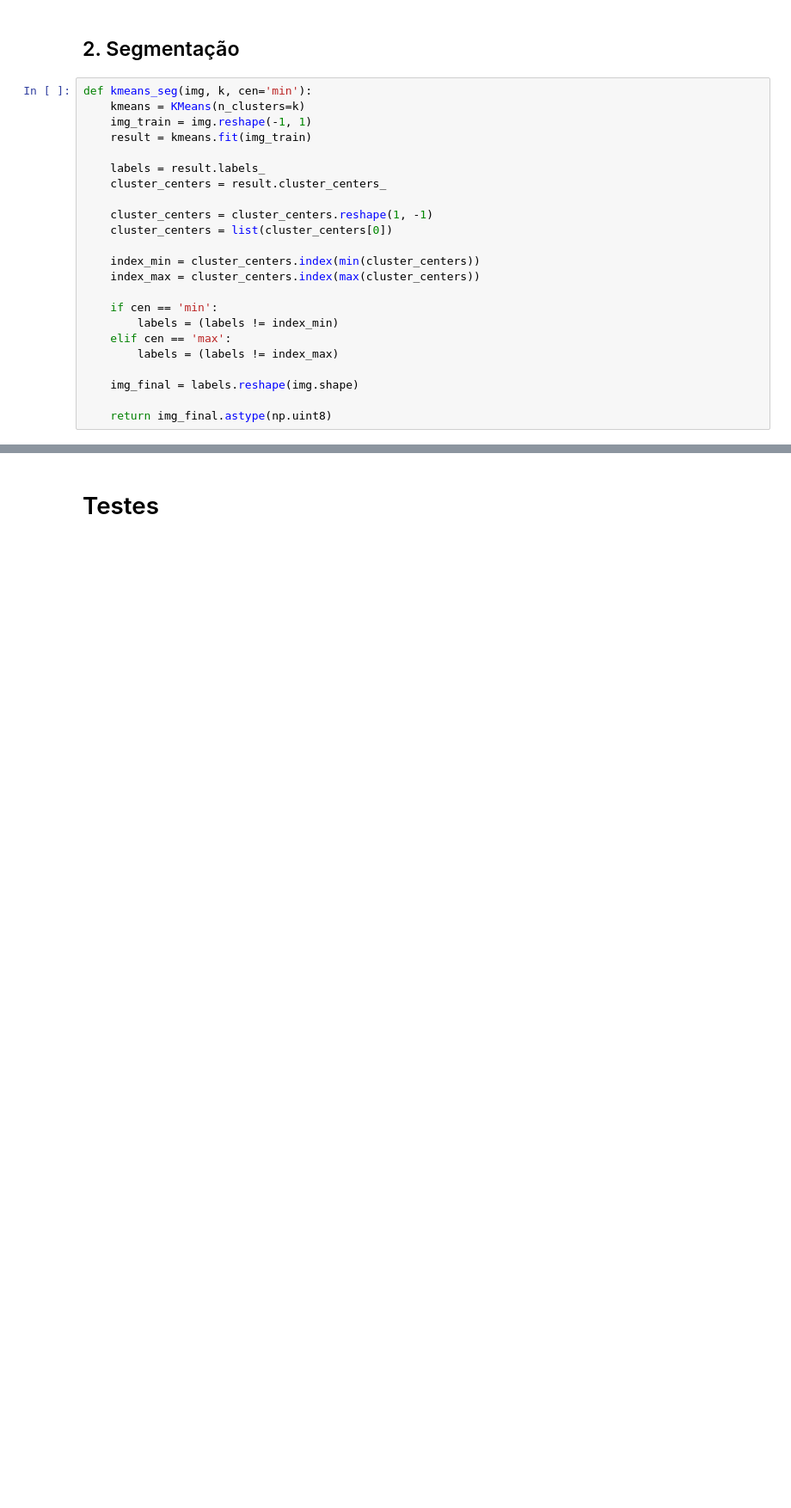
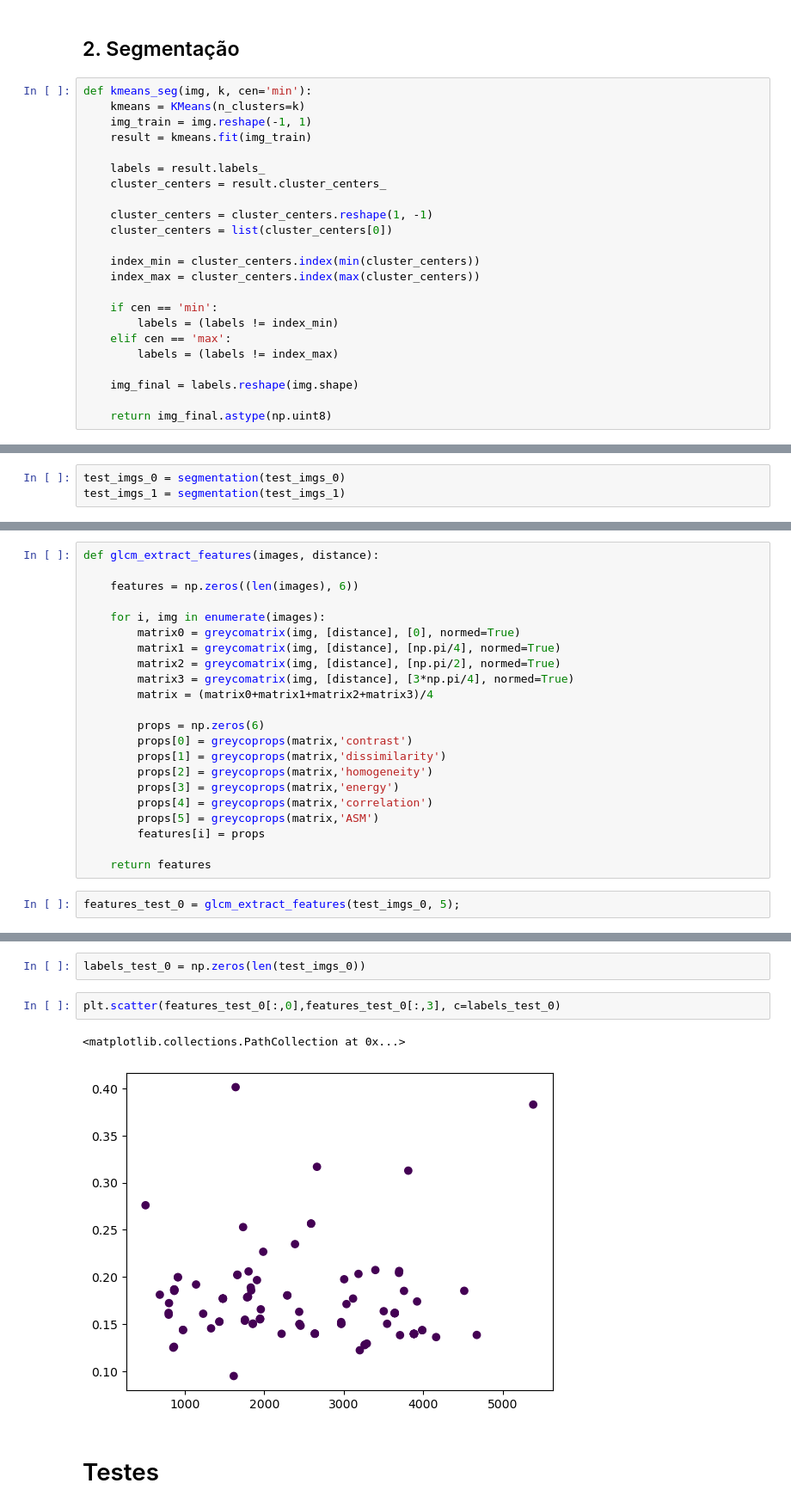
Before and after one commit to KillerGlass/computer-vision, a Jupyter notebook: sistema_de_visao.ipynb, the cells around one changed output, grey strips where cells are left out. Shown at 86% size. Drawn from its saved outputs; the diff is of its cells as text; blank space fills up the shorter version.

Commit message:
implementacao GLCM

```diff
--- a/sistema_de_visao.ipynb
+++ b/sistema_de_visao.ipynb
@@ -153,0 +157,3 @@ plt.imshow(seg_images[78], cmap='gray')
+# %%
+test_imgs_0 = segmentation(test_imgs_0)
+test_imgs_1 = segmentation(test_imgs_1)
@@ -153,0 +164,24 @@ plt.imshow(seg_images[78], cmap='gray')
+# %%
+def glcm_extract_features(images, distance):
+
+    features = np.zeros((len(images), 6))
+
+    for i, img in enumerate(images):
+        matrix0 = greycomatrix(img, [distance], [0], normed=True)
+        matrix1 = greycomatrix(img, [distance], [np.pi/4], normed=True)
+        matrix2 = greycomatrix(img, [distance], [np.pi/2], normed=True)
+        matrix3 = greycomatrix(img, [distance], [3*np.pi/4], normed=True)
+        matrix = (matrix0+matrix1+matrix2+matrix3)/4
+
+        props = np.zeros(6)
+        props[0] = greycoprops(matrix,'contrast')
+        props[1] = greycoprops(matrix,'dissimilarity')
+        props[2] = greycoprops(matrix,'homogeneity')
+        props[3] = greycoprops(matrix,'energy')
+        props[4] = greycoprops(matrix,'correlation')
+        props[5] = greycoprops(matrix,'ASM')
+        features[i] = props
+
+    return features
+# %%
+features_test_0 = glcm_extract_features(test_imgs_0, 5);
@@ -154,3 +206,10 @@ plt.imshow(seg_images[78], cmap='gray')
+# %%
+labels_test_0 = np.zeros(len(test_imgs_0))
+# %%
+plt.scatter(features_test_0[:,0],features_test_0[:,3], c=labels_test_0)
+# %% [output]
+<matplotlib.collections.PathCollection at 0x...>
+[figure, added]
 # %% [markdown]
 # Testes
 # %%
```
Also changed, not shown: parts of 15 cells of this notebook.
